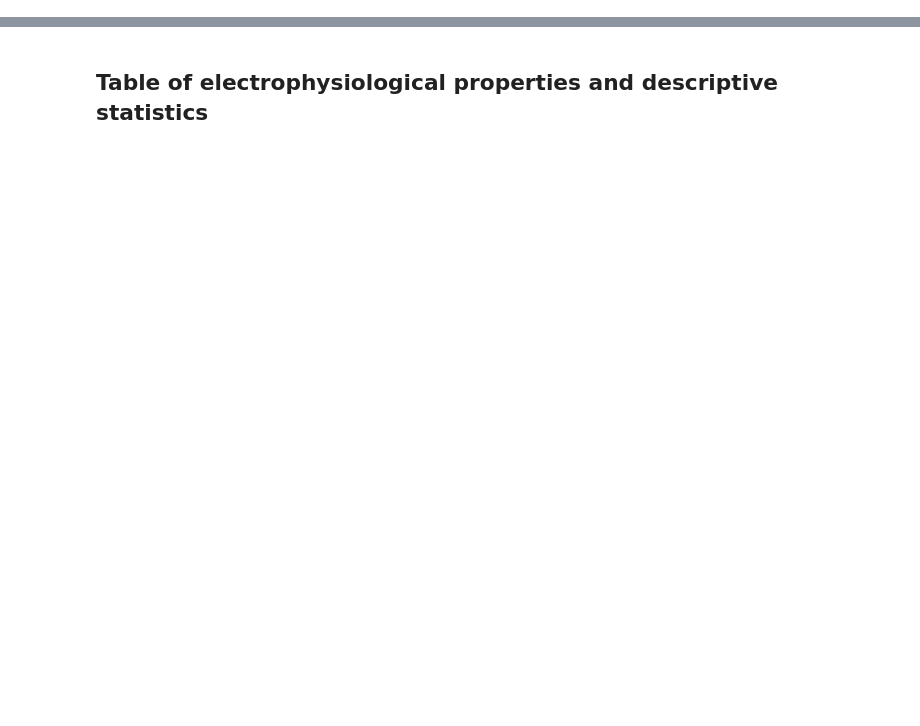
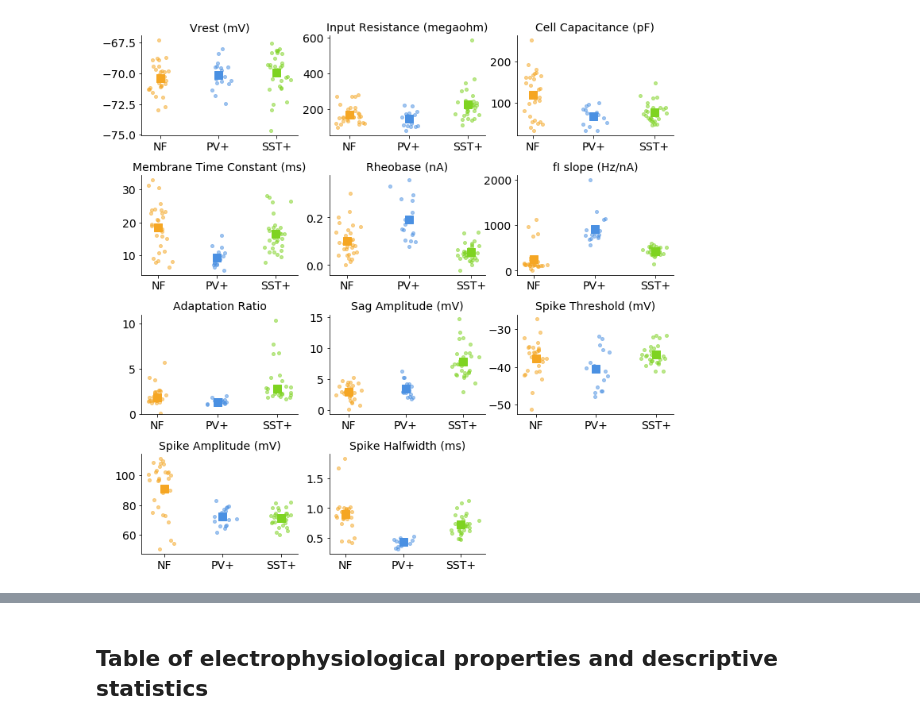
Before and after one commit to james-isbister/NeuralCoding, a Jupyter notebook: Main_analysis_v2.ipynb, the cells around one changed output, grey strips where cells are left out. Cells and saved outputs as stored; diff of their text form; code cells hidden in the pictures; blank space fills up the shorter version.

```diff
--- a/Main_analysis_v2.ipynb
+++ b/Main_analysis_v2.ipynb
@@ -55,0 +6,3 @@ os.path.dirname(x)
+# %%
+A = analysis.Analysis('./data')
+A.run(fig_dir='./figures/manuscript');
@@ -55,0 +21,4 @@ os.path.dirname(x)
+# %%
+A.fig_ephys
+# %% [output]
+[figure, added]
```
Also changed, not shown: parts of 74 cells of this notebook, 8 other files.
